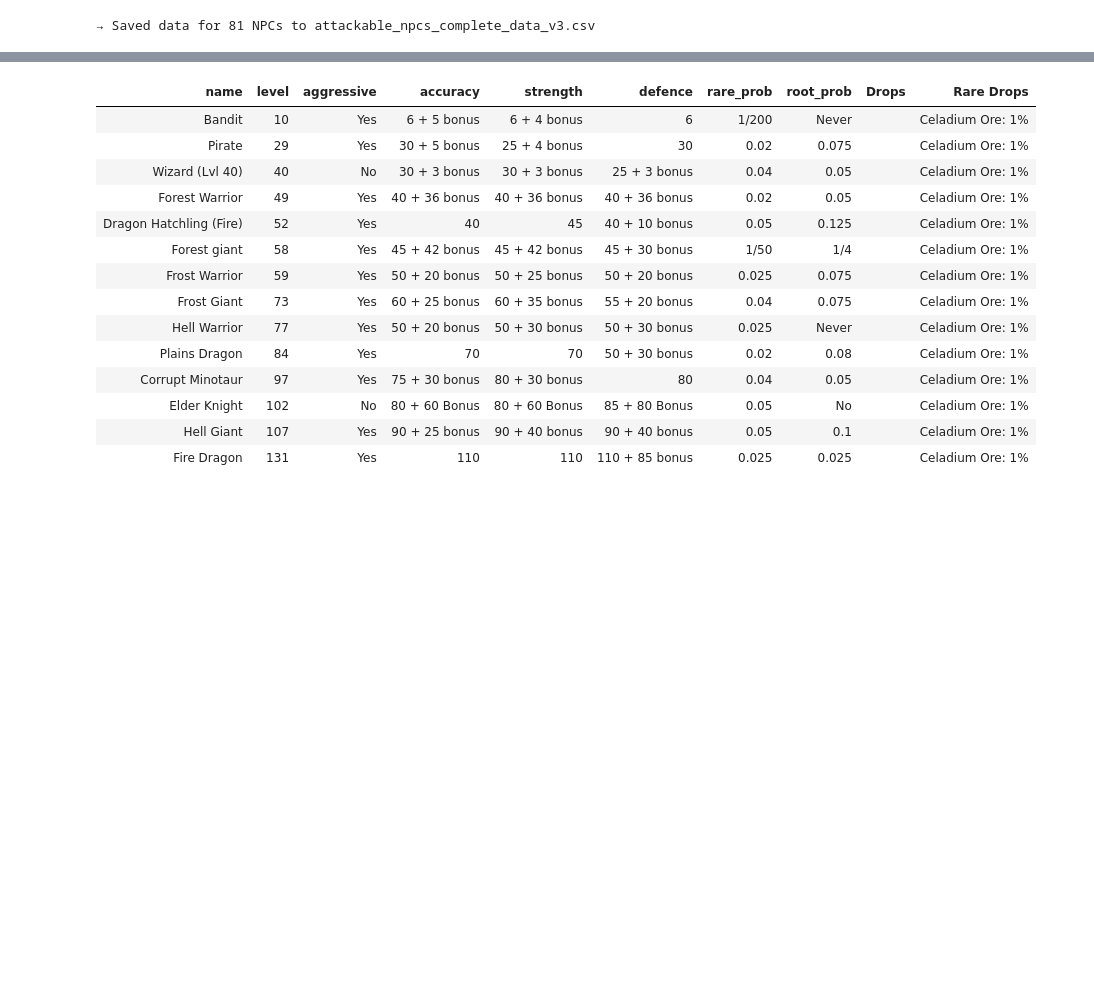
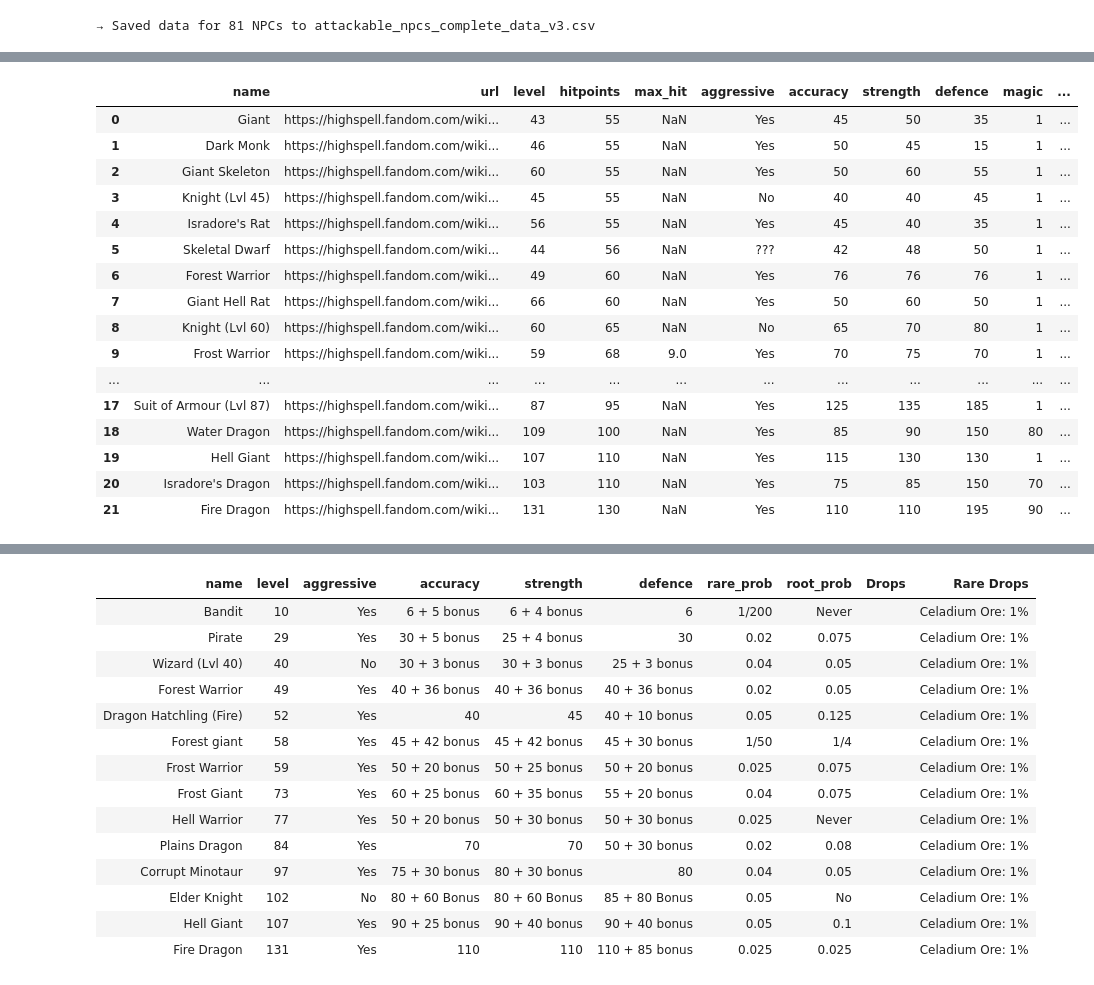
Before and after one commit to Answerth/HighSpell, a Jupyter notebook: hispell_wiki_stat_scraper/npc-stat-scraper.ipynb, the cells around one changed output, grey strips where cells are left out. Drawn from its saved outputs; the diff is of its cells as text; code cells hidden in the pictures; blank space fills up the shorter version.

Commit message:
improved monster stat checker, switched to carbon file and added in bonuses

```diff
--- a/hispell_wiki_stat_scraper/npc-stat-scraper.ipynb
+++ b/hispell_wiki_stat_scraper/npc-stat-scraper.ipynb
@@ -318,0 +352,61 @@ else:
+# %%
+import re
+
+# Function to parse and sum numbers from strings like "40 + 5 bonus"
+def sum_numeric_parts(val):
+    if isinstance(val, str):
+        # Extract all numbers (handles "40 + 5 bonus" or even "40+5")
+        numbers = re.findall(r'\d+', val)
+        return sum(map(int, numbers)) if numbers else None
+    return val  # leave numeric or NaN as-is
+
+
+# Step 1: Define columns to keep
+cols_to_keep = [
+    'name', 'url', 'level', 'hitpoints', 'max_hit', 'aggressive',
+    'accuracy', 'strength', 'defence', 'magic', 'range'
+]
+
+# Step 2: Apply parser to all numeric-relevant columns in full df first
+numeric_cols = ['level', 'hitpoints', 'max_hit', 'accuracy', 'strength', 'defence', 'magic', 'range']
+
+# Clean numeric strings across the full dataframe (prior to filtering)
+for col in numeric_cols:
+    df[col] = df[col].apply(sum_numeric_parts)
+
+# Step 3: Convert to numeric, keeping NaNs for bad values
+df[numeric_cols] = df[numeric_cols].apply(
+    lambda col: pd.to_numeric(col, errors='coerce')
+)
+
+# Step 4: Filter and select cleaned subset
+filtered_df = (
+    df[df['hitpoints'] > 50]
+    .sort_values(by='hitpoints', ascending=True)
+    [cols_to_keep]
+    .reset_index(drop=True)
+)
+
+# Final result
+display(filtered_df)
+
+
+filtered_df.to_csv('monster_stats.csv', index=False, encoding='utf-8')
+# %% [output]
+|  | name | url | level | hitpoints | max_hit | aggressive | accuracy | strength | defence | magic | ... |
+| 0 | Giant | https://highspell.fandom.com/wiki... | 43 | 55 | NaN | Yes | 45 | 50 | 35 | 1 | ... |
+| 1 | Dark Monk | https://highspell.fandom.com/wiki... | 46 | 55 | NaN | Yes | 50 | 45 | 15 | 1 | ... |
+| 2 | Giant Skeleton | https://highspell.fandom.com/wiki... | 60 | 55 | NaN | Yes | 50 | 60 | 55 | 1 | ... |
+| 3 | Knight (Lvl 45) | https://highspell.fandom.com/wiki... | 45 | 55 | NaN | No | 40 | 40 | 45 | 1 | ... |
+| 4 | Isradore's Rat | https://highspell.fandom.com/wiki... | 56 | 55 | NaN | Yes | 45 | 40 | 35 | 1 | ... |
+| 5 | Skeletal Dwarf | https://highspell.fandom.com/wiki... | 44 | 56 | NaN | ??? | 42 | 48 | 50 | 1 | ... |
+| 6 | Forest Warrior | https://highspell.fandom.com/wiki... | 49 | 60 | NaN | Yes | 76 | 76 | 76 | 1 | ... |
+| 7 | Giant Hell Rat | https://highspell.fandom.com/wiki... | 66 | 60 | NaN | Yes | 50 | 60 | 50 | 1 | ... |
+| 8 | Knight (Lvl 60) | https://highspell.fandom.com/wiki... | 60 | 65 | NaN | No | 65 | 70 | 80 | 1 | ... |
+| 9 | Frost Warrior | https://highspell.fandom.com/wiki... | 59 | 68 | 9.0 | Yes | 70 | 75 | 70 | 1 | ... |
+| ... | ... | ... | ... | ... | ... | ... | ... | ... | ... | ... | ... |
+| 17 | Suit of Armour (Lvl 87) | https://highspell.fandom.com/wiki... | 87 | 95 | NaN | Yes | 125 | 135 | 185 | 1 | ... |
+| 18 | Water Dragon | https://highspell.fandom.com/wiki... | 109 | 100 | NaN | Yes | 85 | 90 | 150 | 80 | ... |
+| 19 | Hell Giant | https://highspell.fandom.com/wiki... | 107 | 110 | NaN | Yes | 115 | 130 | 130 | 1 | ... |
+| 20 | Isradore's Dragon | https://highspell.fandom.com/wiki... | 103 | 110 | NaN | Yes | 75 | 85 | 150 | 70 | ... |
+| 21 | Fire Dragon | https://highspell.fandom.com/wiki... | 131 | 130 | NaN | Yes | 110 | 110 | 195 | 90 | ... |
```
Also changed, not shown: parts of 4 cells of this notebook, 2 other files.
